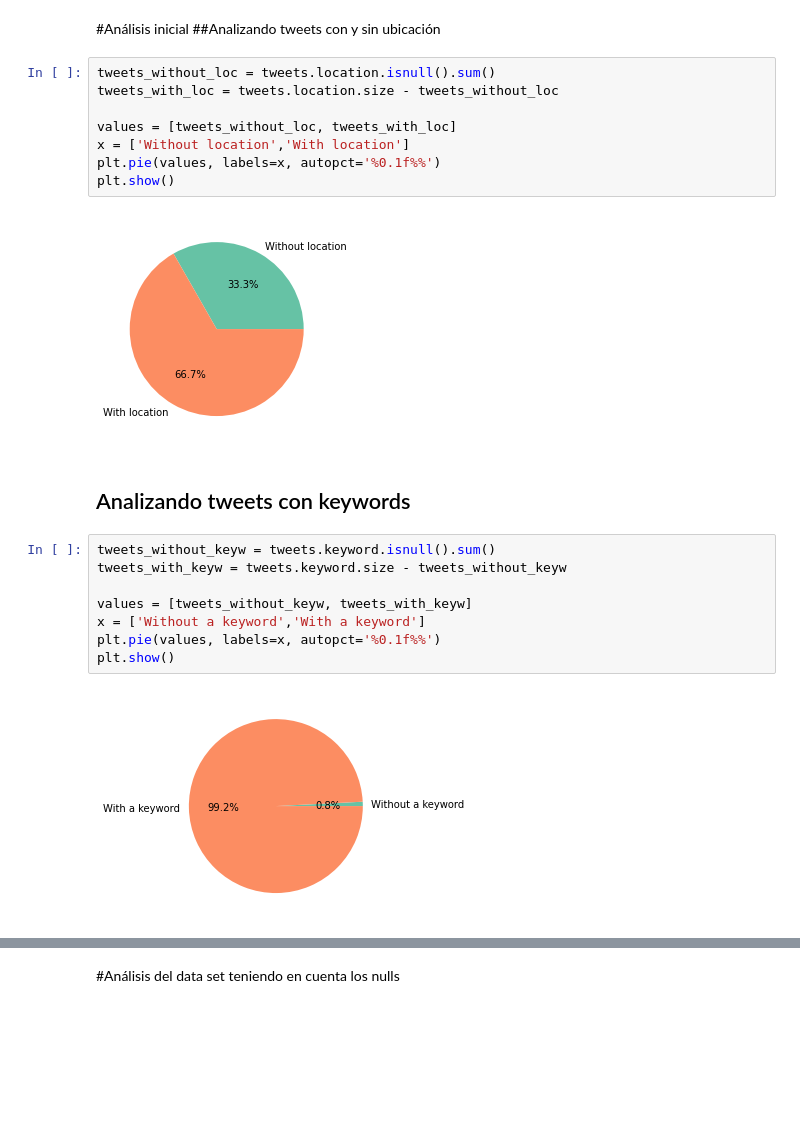
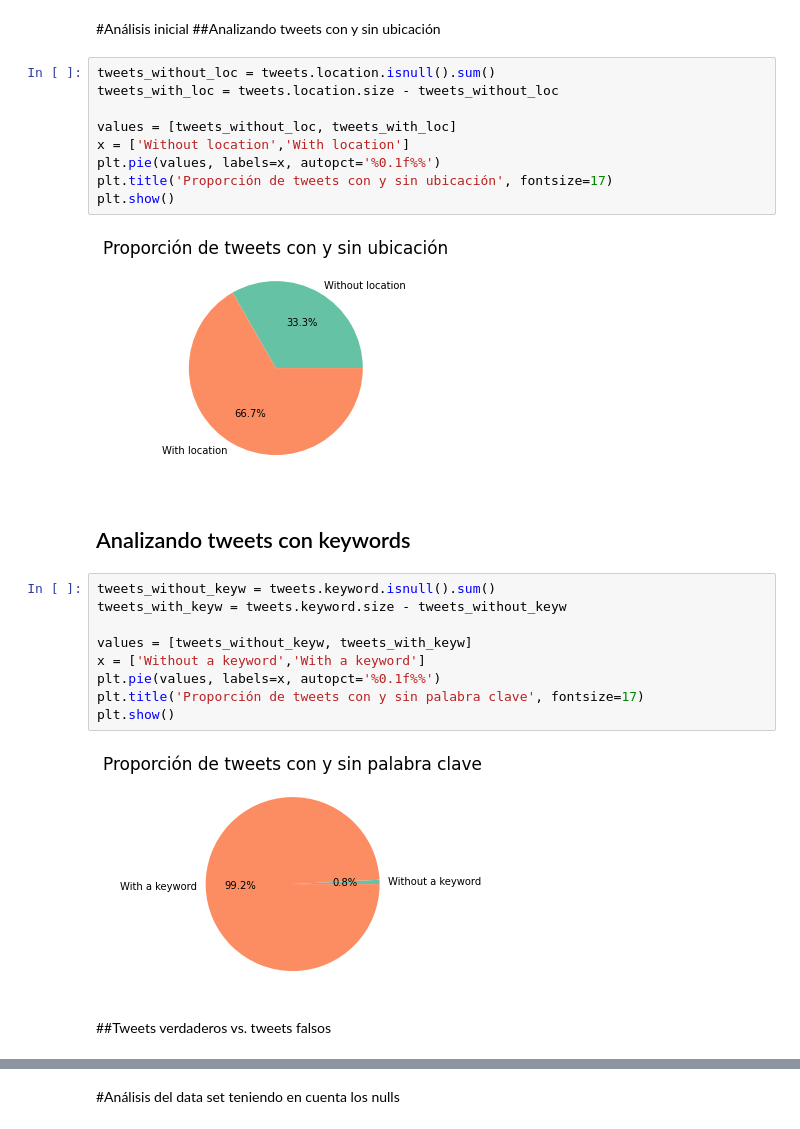
Before and after one commit to grettynazario/TP1-orgaDatos, a Jupyter notebook: TP1.ipynb, the cells around one changed output, grey strips where cells are left out. Cells and saved outputs as stored; diff of their text form; blank space fills up the shorter version.

```diff
--- a/TP1.ipynb
+++ b/TP1.ipynb
@@ -33,13 +33,14 @@ tweets = pd.read_csv(url, encoding='latin-1')
 # %%
 tweets_without_loc = tweets.location.isnull().sum()
 tweets_with_loc = tweets.location.size - tweets_without_loc
 
 values = [tweets_without_loc, tweets_with_loc]
 x = ['Without location','With location']
 plt.pie(values, labels=x, autopct='%0.1f%%')
+plt.title('Proporción de tweets con y sin ubicación', fontsize=17)
 plt.show()
 # %% [output]
-[figure, old version]
+[figure, new version]
 # %% [markdown]
 ## Analizando tweets con keywords
 # %%
@@ -49,6 +50,9 @@ tweets_with_keyw = tweets.keyword.size - tweets_without_keyw
 values = [tweets_without_keyw, tweets_with_keyw]
 x = ['Without a keyword','With a keyword']
 plt.pie(values, labels=x, autopct='%0.1f%%')
+plt.title('Proporción de tweets con y sin palabra clave', fontsize=17)
 plt.show()
 # %% [output]
-[figure, old version]
+[figure, new version]
+# %% [markdown]
+##Tweets verdaderos vs. tweets falsos
```
Also changed, not shown: parts of 13 cells of this notebook.
